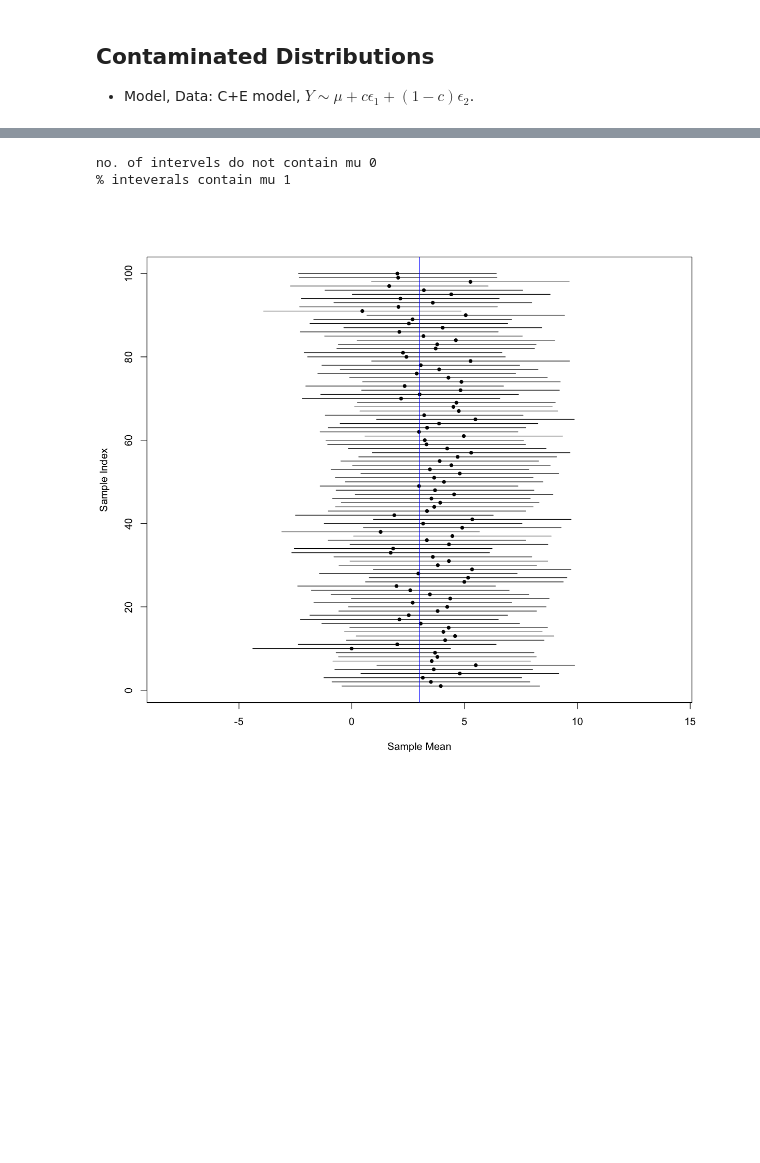
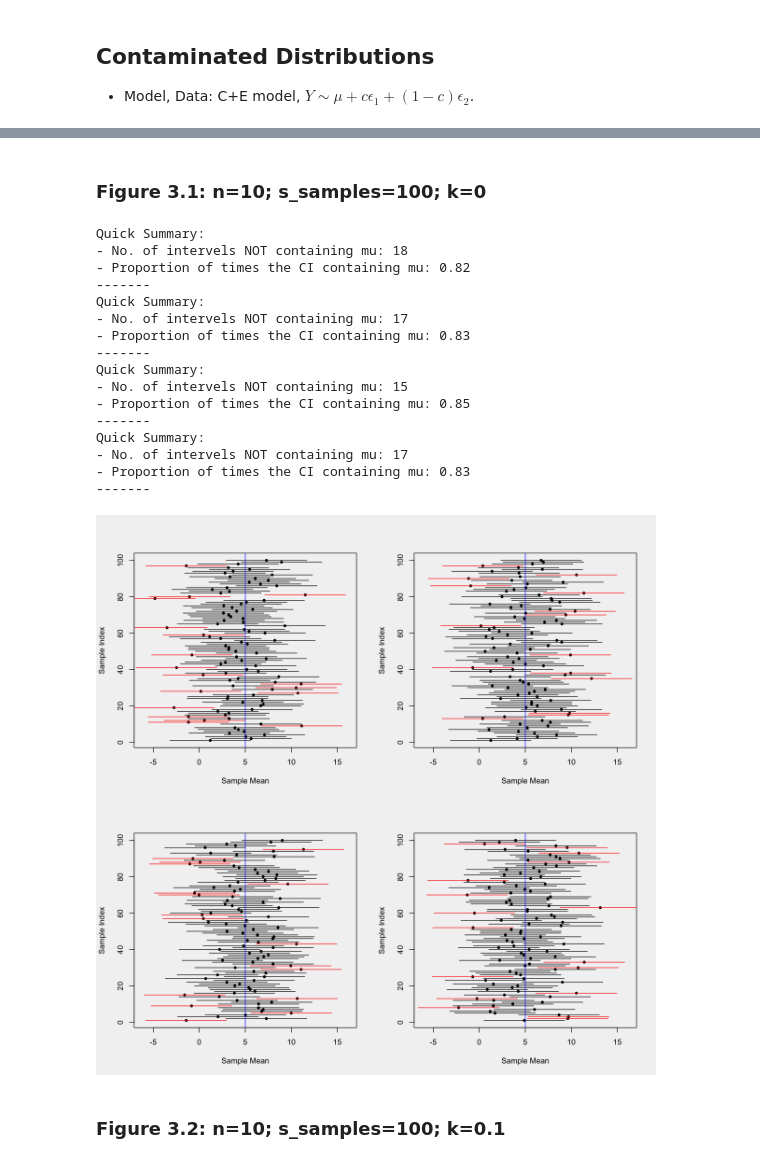
Before and after one commit to trankhanhtk/Statistics-with-R, a Jupyter notebook: Robustness_of_Classical_Confidence_Intervals.ipynb, the cells around one changed output, grey strips where cells are left out. Drawn from its saved outputs; the diff is of its cells as text; code cells hidden in the pictures; blank space fills up the shorter version.

```diff
--- a/Robustness_of_Classical_Confidence_Intervals.ipynb
+++ b/Robustness_of_Classical_Confidence_Intervals.ipynb
@@ -95,0 +227,5 @@ no. of intervels do not contain mu 24
+# %%
+n = 50
+n_samples = 100
+
+plot_intervals(construct_cis(n_samples, n))
@@ -139,0 +481,12 @@ cis_contaminated_dist = function (n_samples, c) {
+# %%
+n = 1
+n_samples = 100
+k=0.5
+
+options(repr.plot.width=10, repr.plot.height=10)
+par(mfrow=c(1,2), bg='gray95')
+layout(mat = matrix(c(1, 2, 3, 4), nrow = 2, ncol = 2),heights = c(15, 15), widths = c(10, 10))
+
+for (j in 1:4) {
+    plot_intervals(cis_contaminated_dist(n, n_samples, k))
+}
@@ -139,0 +513,12 @@ cis_contaminated_dist = function (n_samples, c) {
+# %%
+n = 1
+n_samples = 100
+k=0.9
+
+options(repr.plot.width=10, repr.plot.height=10)
+par(mfrow=c(1,2), bg='gray95')
+layout(mat = matrix(c(1, 2, 3, 4), nrow = 2, ncol = 2),heights = c(15, 15), widths = c(10, 10))
+
+for (j in 1:4) {
+    plot_intervals(cis_contaminated_dist(n, n_samples, k))
+}
@@ -140,7 +543,35 @@ cis_contaminated_dist = function (n_samples, c) {
+# %% [markdown]
+### Figure 3.1: n=10; s_samples=100; k=0
 # %%
-plot_intervals(cis_contaminated_dist(n_samples, 0.1))
+n = 10
+n_samples = 100
+k=0
+
+options(repr.plot.width=10, repr.plot.height=10)
+par(mfrow=c(1,2), bg='gray95')
+layout(mat = matrix(c(1, 2, 3, 4), nrow = 2, ncol = 2),heights = c(15, 15), widths = c(10, 10))
+
+for (j in 1:4) {
+    plot_intervals(cis_contaminated_dist(n, n_samples, k))
+}
 # %% [output]
-no. of intervels do not contain mu 0
-% inteverals contain mu 1
+Quick Summary:
+- No. of intervels NOT containing mu: 18
+- Proportion of times the CI containing mu: 0.82
+-------
+Quick Summary:
+- No. of intervels NOT containing mu: 17
+- Proportion of times the CI containing mu: 0.83
+-------
+Quick Summary:
+- No. of intervels NOT containing mu: 15
+- Proportion of times the CI containing mu: 0.85
+-------
+Quick Summary:
+- No. of intervels NOT containing mu: 17
+- Proportion of times the CI containing mu: 0.83
+-------
-[figure, old version]
+[figure, new version]
+# %% [markdown]
+### Figure 3.2: n=10; s_samples=100; k=0.1
 # %%
```
Also changed, not shown: parts of 52 cells of this notebook.
